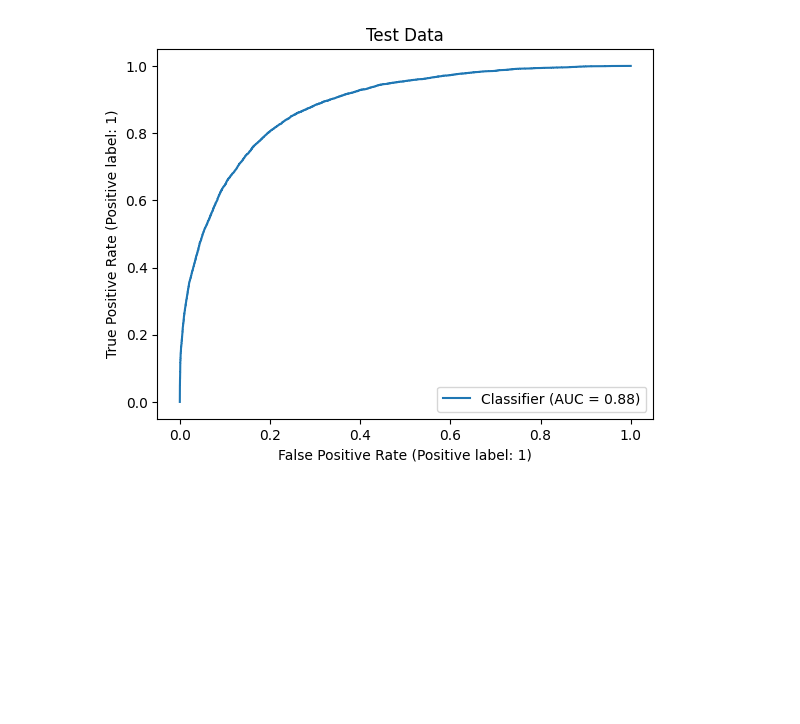
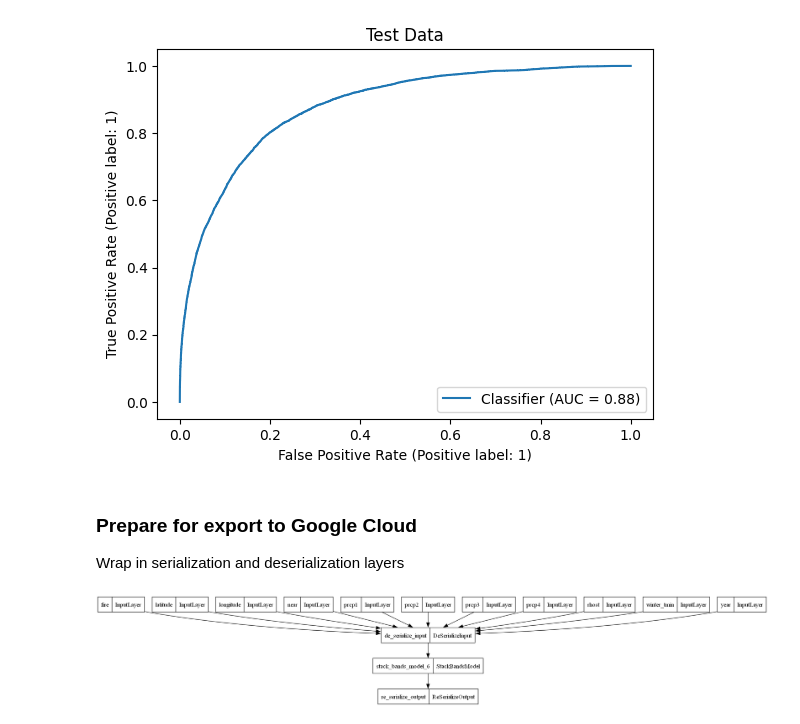
Before and after one commit to s-kganz/ForestLST, a Jupyter notebook: notebooks/build_preisler_nn.ipynb, the cells around one changed output. Saved outputs shown, nothing was run; the diff lists cells and outputs as text; code cells hidden in the pictures; blank space fills up the shorter version.

```diff
--- a/notebooks/build_preisler_nn.ipynb
+++ b/notebooks/build_preisler_nn.ipynb
@@ -305,3 +325,54 @@ plt.title("Test Data")
 plt.show()
 # %% [output]
 [figure]
+# %% [markdown]
+### Prepare for export to Google Cloud
+
+Wrap in serialization and deserialization layers
+# %%
+# From https://github.com/google/earthengine-community/blob/master/guides/linked/Earth_Engine_TensorFlow_Vertex_AI.ipynb
+class DeSerializeInput(tf.keras.layers.Layer):
+  def __init__(self, **kwargs):
+    super().__init__(**kwargs)
+
+  def call(self, inputs_dict):
+    return {
+      k: tf.map_fn(lambda x: tf.io.parse_tensor(x, tf.float32),
+                   tf.io.decode_base64(v),
+                   fn_output_signature=tf.float32)
+        for (k, v) in inputs_dict.items()
+    }
+
+  def get_config(self):
+    config = super().get_config()
+    return config
+
+
+class ReSerializeOutput(tf.keras.layers.Layer):
+  def __init__(self, **kwargs):
+    super().__init__(**kwargs)
+
+  def call(self, output_tensor):
+    return tf.map_fn(lambda x: tf.io.encode_base64(tf.io.serialize_tensor(x)),
+                    output_tensor,
+                    fn_output_signature=tf.string)
+
+  def get_config(self):
+    config = super().get_config()
+    return config
+
+input_deserializer = DeSerializeInput()
+output_deserializer = ReSerializeOutput()
+
+serialized_inputs = {
+    b: tf.keras.Input(shape=[], dtype='string', name=b) for b in BANDS
+}
+
+updated_model_input = input_deserializer(serialized_inputs)
+updated_model = model(updated_model_input)
+updated_model = output_deserializer(updated_model)
+updated_model= tf.keras.Model(serialized_inputs, updated_model)
+# %%
+tf.keras.utils.plot_model(updated_model)
+# %% [output]
+[figure, added]
```
Also changed, not shown: parts of 33 cells of this notebook, 1 other file.
